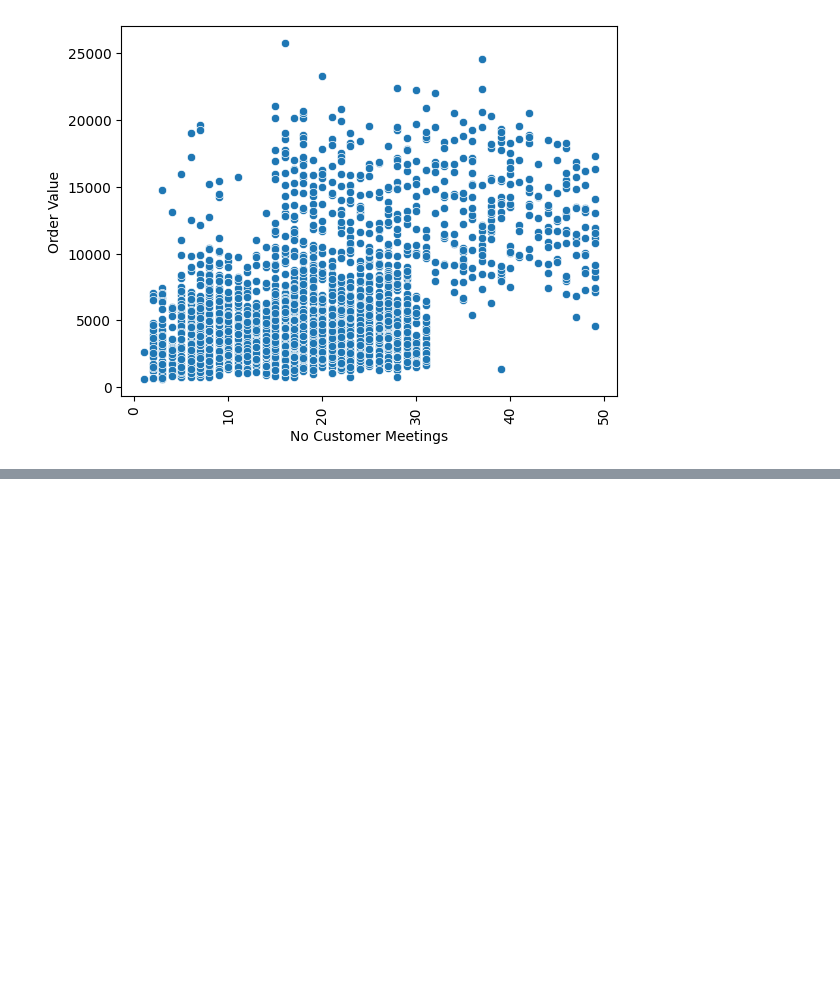
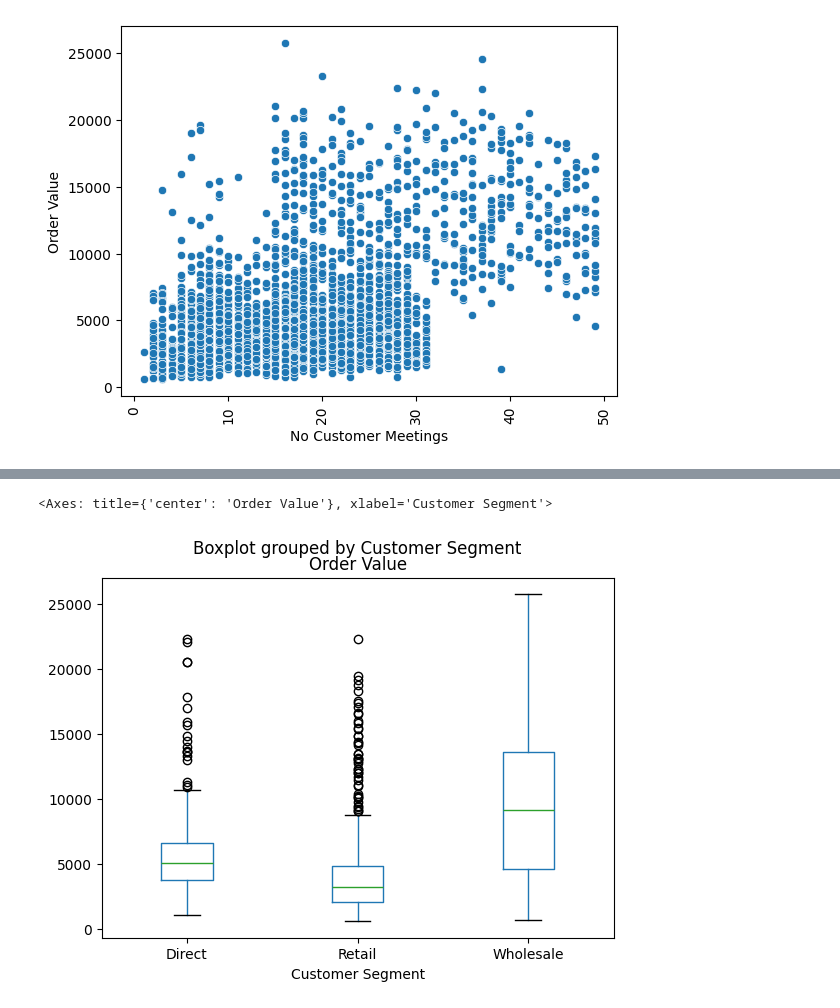
Before and after one commit to fhrt811/Cycle_Sale_Analysis, a Jupyter notebook: Notebook/EDA.ipynb, the cells around one changed output, grey strips where cells are left out. Drawn from its saved outputs; the diff is of its cells as text; code cells hidden in the pictures; blank space fills up the shorter version.

```diff
--- a/Notebook/EDA.ipynb
+++ b/Notebook/EDA.ipynb
@@ -167,0 +168,5 @@ sns.boxplot(data=df, x='Order Value',y='No Customer Meetings')
+# %%
+df.boxplot(by='Customer Segment', column=['Order Value'], grid=False)
+# %% [output]
+<Axes: title={'center': 'Order Value'}, xlabel='Customer Segment'>
+[figure, added]
```
Also changed, not shown: parts of 2 cells of this notebook.
